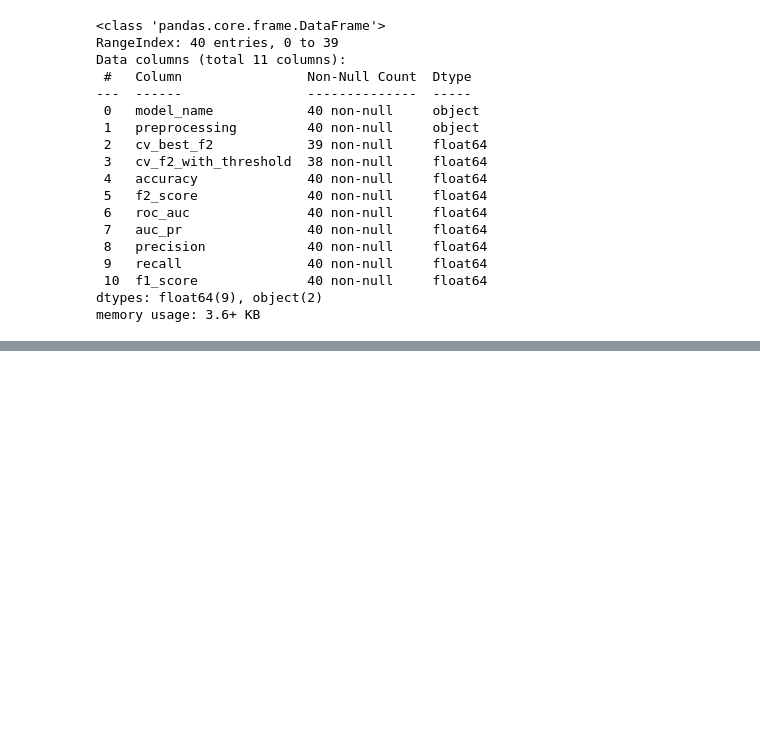
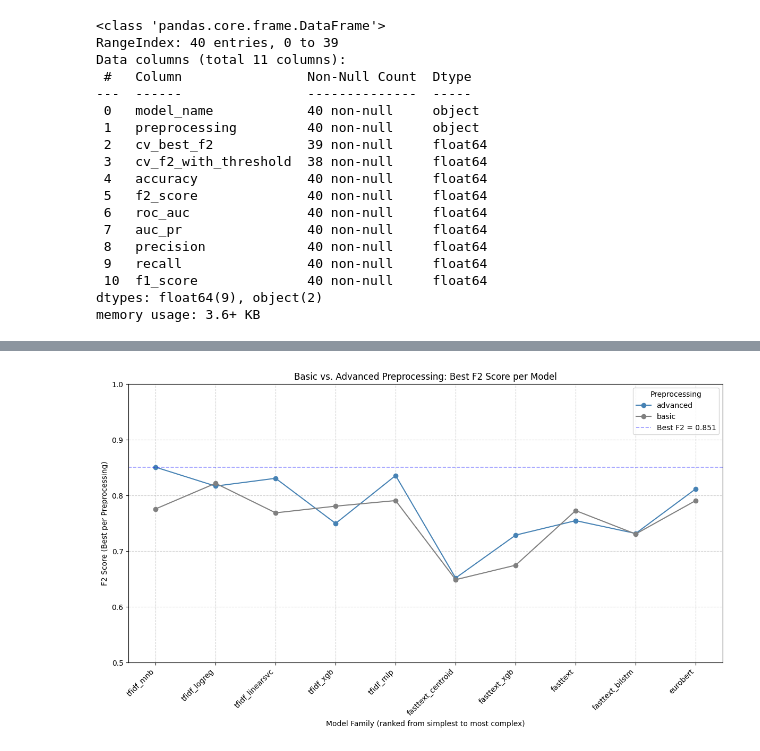
Before and after one commit to theolenko/bachelorsthesis_notebook_code, a Jupyter notebook: 07results/result_visuals.ipynb, the cells around one changed output, grey strips where cells are left out. Drawn from its saved outputs; the diff is of its cells as text; code cells hidden in the pictures; blank space fills up the shorter version.

```diff
--- a/07results/result_visuals.ipynb
+++ b/07results/result_visuals.ipynb
@@ -435,0 +571,48 @@ df_final_results
+# %%
+# Filter: nur beste Modelle pro Preprocessing, Baseline raus
+df_prep_best = df_final_results[
+    (df_final_results["is_best_preprocessing"] == 1) &
+    (df_final_results["model_base"] != "baseline")
+].copy()
+
+# Sortieren nach Komplexität
+df_prep_best = df_prep_best.sort_values("complexity_rank")
+
+plt.figure(figsize=(12,7))
+
+# Farben für basic/advanced
+colors = {"basic": "gray", "advanced": "steelblue"}
+
+# Linien + Punkte für jede Gruppe (basic / advanced)
+for prep, group in df_prep_best.groupby("preprocessing"):
+    plt.plot(
+        group["model_base"], group["f2_score"],
+        marker="o", linestyle="-", color=colors[prep], label=prep
+    )
+
+#best f2-score visualisieren
+best_f2 = df_prep_best["f2_score"].max()
+plt.axhline(
+    y=best_f2,
+    color="blue",
+    linestyle="--",
+    linewidth=1.2,
+    alpha=0.4,
+    label=f"Best F2 = {best_f2:.3f}"
+)
+
+# X-Achse: Modellnamen
+plt.xticks(rotation=45, ha="right")
+
+# Y-Achse: nur 0.5 bis 1
+plt.ylim(0.5, 1.0)
+
+plt.xlabel("Model Family (ranked from simplest to most complex)")
+plt.ylabel("F2 Score (Best per Preprocessing)")
+plt.title("Basic vs. Advanced Preprocessing: Best F2 Score per Model")
+plt.legend(title="Preprocessing")
+plt.grid(True, linestyle="--", alpha=0.6)
+plt.tight_layout()
+plt.show()
+# %% [output]
+[figure, added]
```
Also changed, not shown: parts of 11 cells of this notebook.
